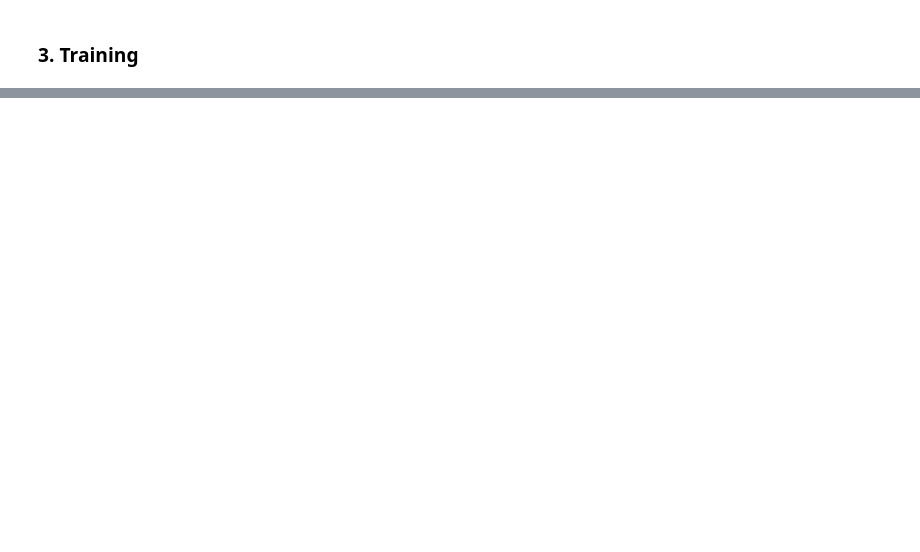
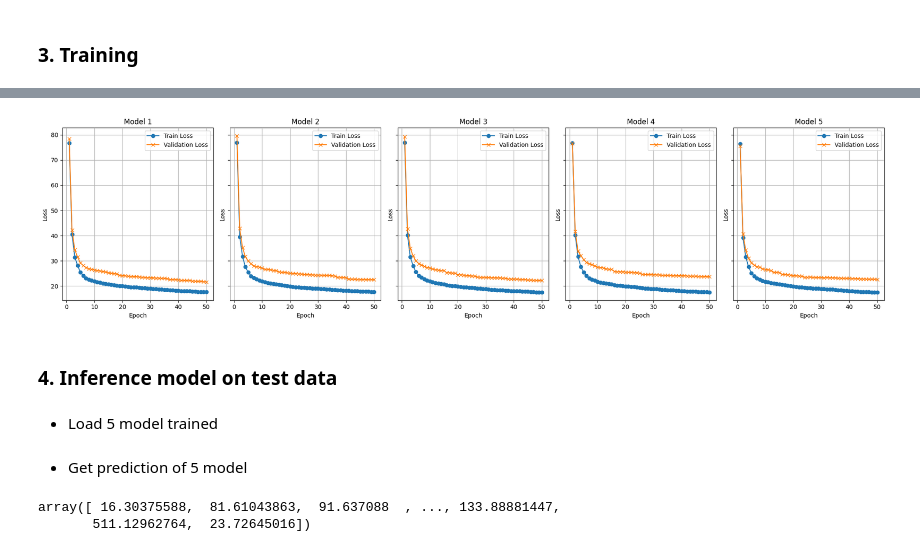
Before and after one commit to TranDat24318791998/Udacity_Rohlik_Sales_Forecasting, a Jupyter notebook: data_processing.ipynb, the cells around one changed output, grey strips where cells are left out. Cells and saved outputs as stored; diff of their text form; code cells hidden in the pictures; blank space fills up the shorter version.

Commit message:
Cross validation

```diff
--- a/data_processing.ipynb
+++ b/data_processing.ipynb
@@ -311,5 +286,6 @@ train_unique_ids.shape, val_unique_ids.shape
 # %%
 def get_unique_id_weights(ids, weights_df):
+    """ Get coressponding weight for ids """
     weight_map = dict(zip(weights_df['unique_id'], weights_df['weight']))
 
     # Get coressponding weights
@@ -317,6 +293,3 @@ def get_unique_id_weights(ids, weights_df):
     weights = np.array(weights)
 
     return weights
-
-train_weights = get_unique_id_weights(train_unique_ids, weights_df)
-val_weights = get_unique_id_weights(val_unique_ids, weights_df)
@@ -433,0 +296,23 @@ print(f"Test RMSE: {test_rmse:.4f}")
+# %%
+def custom_eval_with_weights(y_pred, y_actual, weights):
+    """ Calculate WMAE """
+    absolute_errors = abs(y_pred - y_actual)
+    weighted_absolute_errors = absolute_errors * weights
+    wmae = weighted_absolute_errors.sum() / sum(weights)
+
+    return wmae
+
+# Model hyperparams
+params = {
+    'objective': 'regression',
+    'metric': 'rmse',
+    'boosting_type': 'gbdt',
+    'learning_rate': 0.2,
+    'num_leaves': 31,
+    'min_data_in_leaf': 25,
+    'seed': 42
+}
+
+# Training config
+num_epochs = 500
+early_stopping_rounds = 3
@@ -433,0 +434,23 @@ print(f"Test RMSE: {test_rmse:.4f}")
+# %%
+# Plot
+fig, axes = plt.subplots(1, 5, figsize=(20, 5), sharey=True)
+epochs = range(1, len(train_losses[0]) + 1)
+
+for i in range(5):
+    ax = axes[i]
+    ax.plot(epochs, train_losses[i], label='Train Loss', marker='o')
+    ax.plot(epochs, val_losses[i], label='Validation Loss', marker='x')
+    ax.set_title(f'Model {i+1}')
+    ax.set_xlabel('Epoch')
+    ax.set_ylabel('Loss')
+    ax.legend()
+    ax.grid(True)
+
+plt.tight_layout()
+plt.show()
+# %% [output]
+[figure, added]
+# %% [markdown]
+### 4. Inference model on test data
+# %% [markdown]
+* Load 5 model trained
@@ -433,0 +463,2 @@ print(f"Test RMSE: {test_rmse:.4f}")
+# %% [markdown]
+* Get prediction of 5 model
@@ -433,0 +473,6 @@ print(f"Test RMSE: {test_rmse:.4f}")
+# %%
+y_ensemble = (y_hat_1 + y_hat_2 + y_hat_3 + y_hat_4 + y_hat_5)/5
+y_ensemble
+# %% [output]
+array([ 16.30375588,  81.61043863,  91.637088  , ..., 133.88881447,
+       511.12962764,  23.72645016])
```
Also changed, not shown: parts of 18 cells of this notebook, 6 other files.
